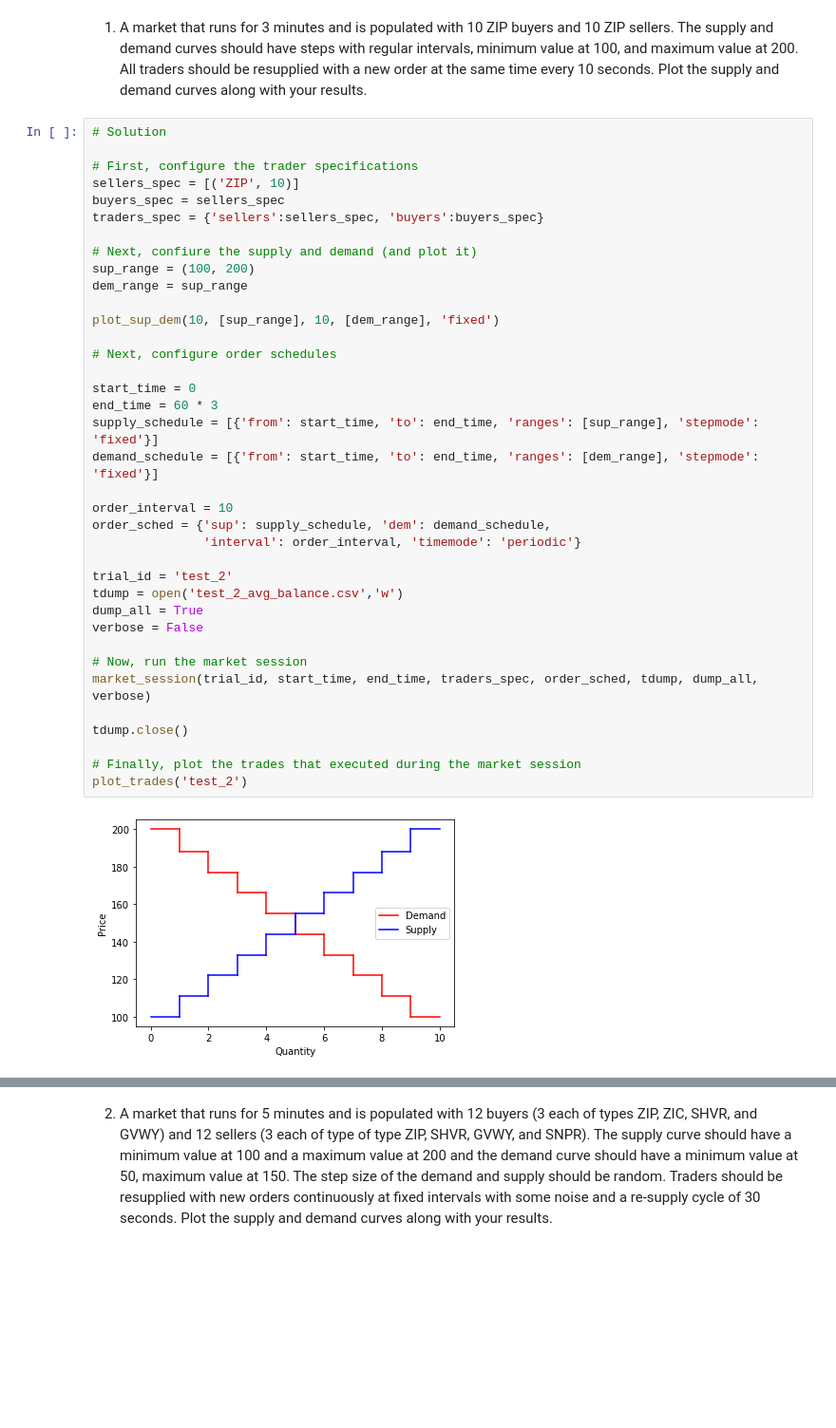
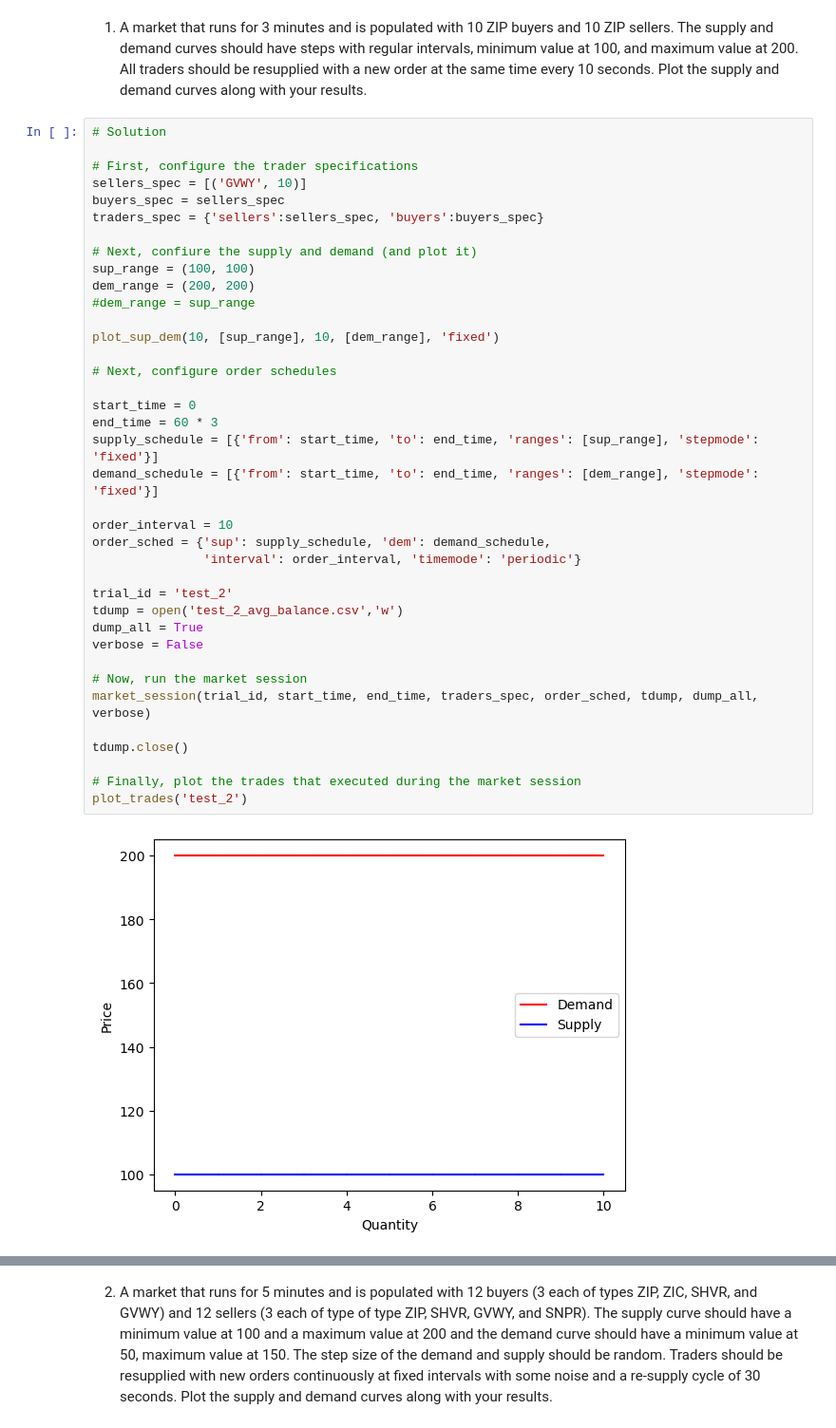
Before and after one commit to X-zy-0816/StockExchangeSimluation-BSE, a Jupyter notebook: W8.BSE-workshop-soln-2022.ipynb, the cells around one changed output, grey strips where cells are left out. Shown at 95% size. Cells and saved outputs as stored; diff of their text form; blank space fills up the shorter version.

```diff
--- a/W8.BSE-workshop-soln-2022.ipynb
+++ b/W8.BSE-workshop-soln-2022.ipynb
@@ -389,38 +389,39 @@ Now let's try to put everything together. Let's try to configure the following m
 # Solution
 
 # First, configure the trader specifications
-sellers_spec = [('ZIP', 10)]
+sellers_spec = [('GVWY', 10)]
 buyers_spec = sellers_spec
 traders_spec = {'sellers':sellers_spec, 'buyers':buyers_spec}
 
 # Next, confiure the supply and demand (and plot it)
-sup_range = (100, 200)
-dem_range = sup_range
+sup_range = (100, 100)
+dem_range = (200, 200)
+#dem_range = sup_range
 
 plot_sup_dem(10, [sup_range], 10, [dem_range], 'fixed')
 
 # Next, configure order schedules
 
 start_time = 0
 end_time = 60 * 3
 supply_schedule = [{'from': start_time, 'to': end_time, 'ranges': [sup_range], 'stepmode': 'fixed'}]
 demand_schedule = [{'from': start_time, 'to': end_time, 'ranges': [dem_range], 'stepmode': 'fixed'}]
 
 order_interval = 10
 order_sched = {'sup': supply_schedule, 'dem': demand_schedule,
                'interval': order_interval, 'timemode': 'periodic'}
 
 trial_id = 'test_2'
 tdump = open('test_2_avg_balance.csv','w')
 dump_all = True
 verbose = False
 
 # Now, run the market session
 market_session(trial_id, start_time, end_time, traders_spec, order_sched, tdump, dump_all, verbose)
 
 tdump.close()
 
 # Finally, plot the trades that executed during the market session
 plot_trades('test_2')
 # %% [output]
-[figure, old version]
+[figure, new version]
```
Also changed, not shown: parts of 3 cells of this notebook, 3 other files.
